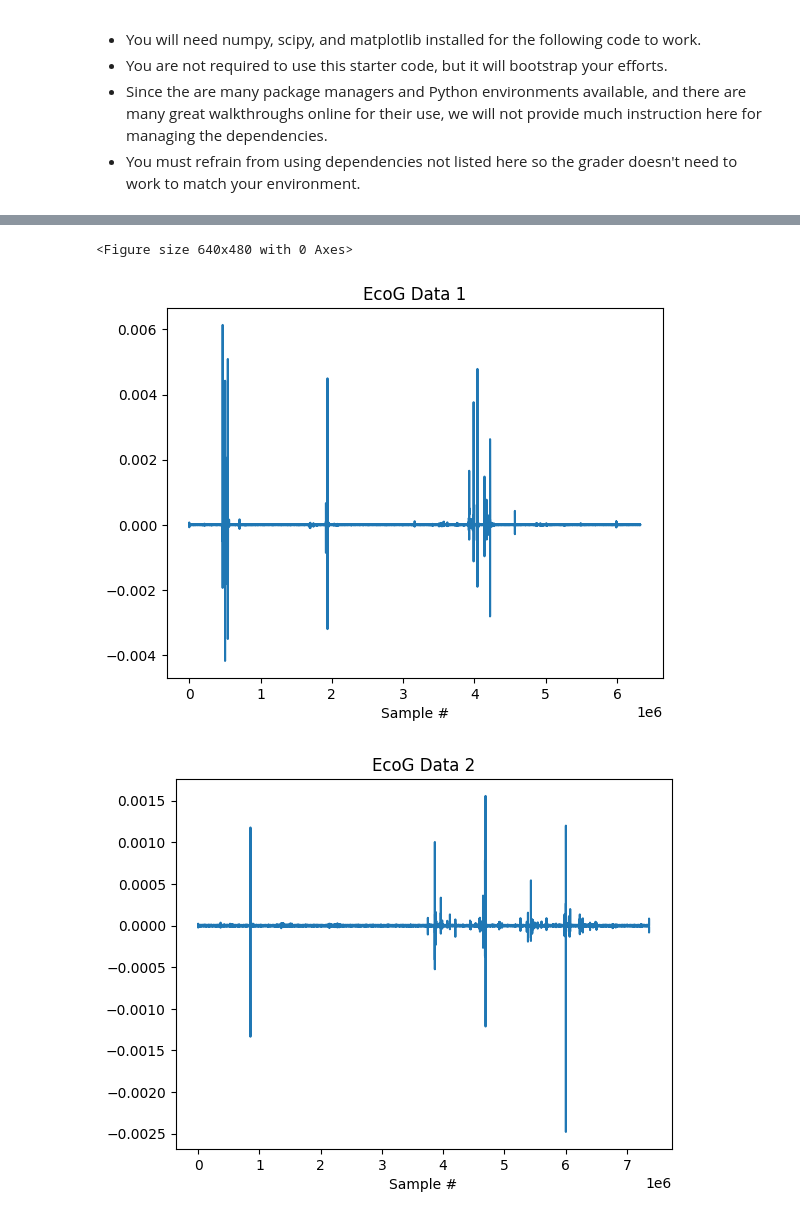
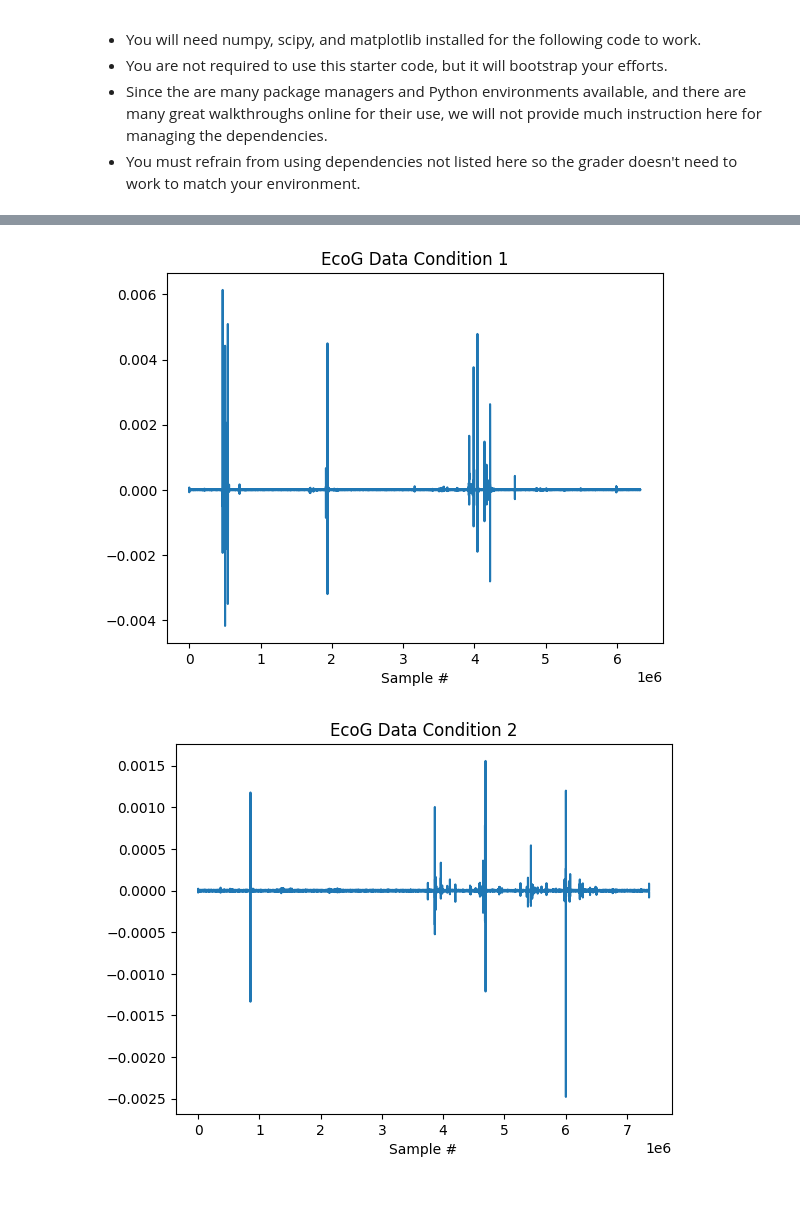
Before and after one commit to brownj47/ecog_signal_processing, a Jupyter notebook: process_signal.ipynb, the cells around one changed output, grey strips where cells are left out. Saved outputs shown, nothing was run; the diff lists cells and outputs as text; code cells hidden in the pictures.

```diff
--- a/process_signal.ipynb
+++ b/process_signal.ipynb
@@ -29,7 +29,7 @@ import matplotlib.pyplot as plt
 from scipy import signal
 from scipy.signal import butter, sosfiltfilt, find_peaks
 # %%
-def filter500to5k(sample_frequency):
+def create_filter_500_to_5k(sample_frequency):
     """
     Returns a discrete time filter coefficients in sos format
     :param sample_frequency: sampling frequency of data
@@ -90,13 +80,15 @@ SOS FILTER ARRAY:  [[ 0.39534053  0.         -0.39534053  1.         -1.09785652
 # %%
-sigma_1 = np.median(np.abs(data_pattern_1_filtered) / 0.6745)
-sigma_2 = np.median(np.abs(data_pattern_2_filtered) / 0.6745)
-sigma_3 = np.median(np.abs(data_pattern_3_filtered) / 0.6745)
+sos_filter = create_filter_500_to_5k(SAMPLE_FREQUENCY)
 
-threshold_1 = 3 * sigma_1
-threshold_2 = 3 * sigma_2
-threshold_3 = 3 * sigma_3
+filtered_data_condition_1 = sosfiltfilt(sos_filter, ECOG_DATA[0].flatten())
+filtered_data_condition_2 = sosfiltfilt(sos_filter, ECOG_DATA[1].flatten())
+filtered_data_condition_3 = sosfiltfilt(sos_filter, ECOG_DATA[2].flatten())
 
-print(threshold_1)
-print(threshold_2)
-print(threshold_3)
+sigma_condition_1 = np.median(np.abs(filtered_data_condition_1) / 0.6745)
+sigma_condition_2 = np.median(np.abs(filtered_data_condition_2) / 0.6745)
+sigma_condition_3 = np.median(np.abs(filtered_data_condition_3) / 0.6745)
+
+threshold_condition_1 = 3 * sigma_condition_1
+threshold_condition_2 = 3 * sigma_condition_2
+threshold_condition_3 = 3 * sigma_condition_3
 # %% [output]
@@ -215,29 +171,20 @@ Seconds in Data set #1:  259.09387264
 # %%
 plt.figure()
-# plt.plot(data_pattern_1_filtered [0 : math.floor(SAMPLE_FREQUENCY*4)], label='ECOG 1')
-# plt.title('EcoG Data 1')
-
-# x_ticks = np.arange(0, math.floor(SAMPLE_FREQUENCY*4), SAMPLE_FREQUENCY )
-# print(x_ticks)
-# plt.xticks(x_ticks)
-
-plt.figure()
-plt.plot(data_pattern_1_filtered, label="ECOG 1")
-plt.title("EcoG Data 1")
+plt.plot(filtered_data_condition_1, label="ECOG 1")
+plt.title("EcoG Data Condition 1")
 plt.xlabel("Sample #")
 
 plt.figure()
-plt.plot(data_pattern_2_filtered, label="ECOG 2")
-plt.title("EcoG Data 2")
+plt.plot(filtered_data_condition_2, label="ECOG 2")
+plt.title("EcoG Data Condition 2")
 plt.xlabel("Sample #")
 
 plt.figure()
-plt.plot(data_pattern_3_filtered, label="ECOG 3")
-plt.title("EcoG Data 3")
+plt.plot(filtered_data_condition_3, label="ECOG 3")
+plt.title("EcoG Data Condition 3")
 plt.xlabel("Sample #")
 
 plt.show()
 # %% [output]
-<Figure size 640x480 with 0 Axes>
-[figure, old version]
+[figure, new version]
-[figure, old version]
+[figure, new version]
```
Also changed, not shown: parts of 10 cells of this notebook.
